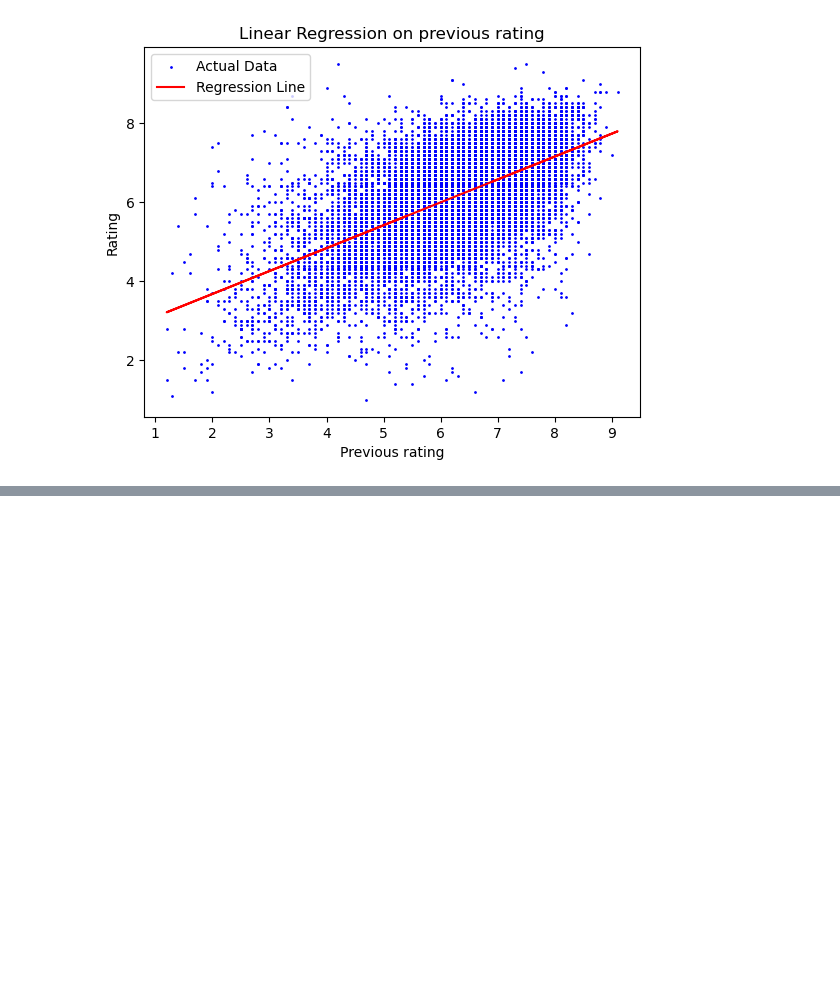
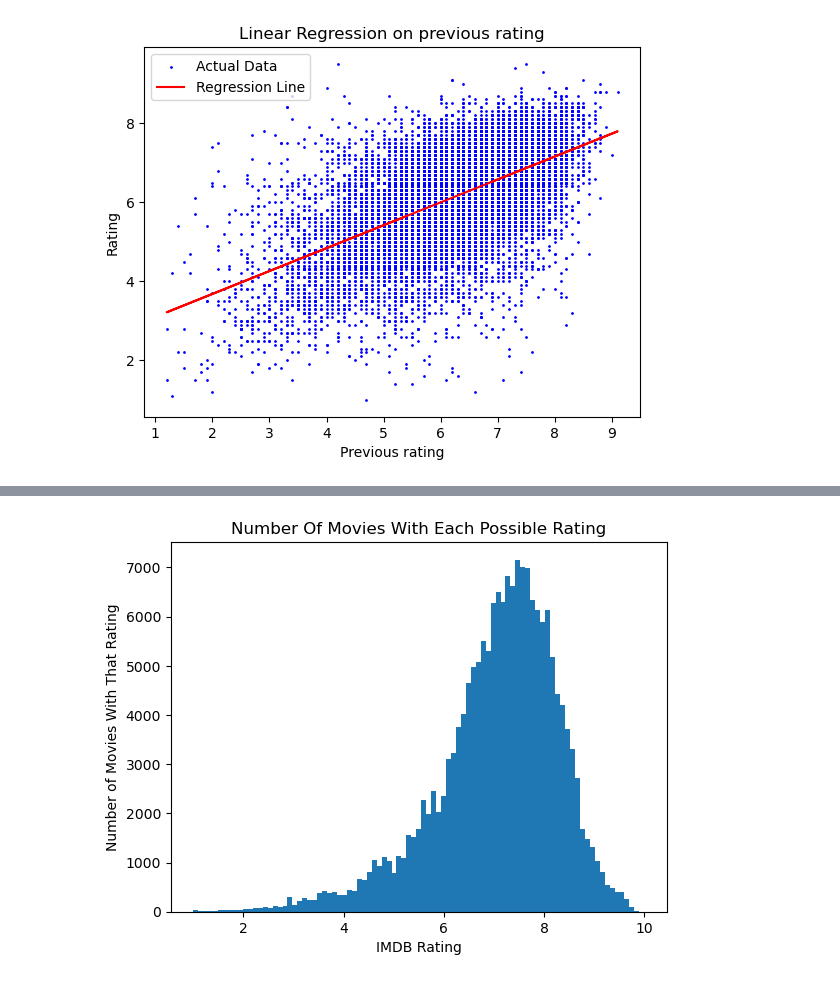
Before and after one commit to connor-mcbride/movie-review-analysis, a Jupyter notebook: director_momentum.ipynb, the cells around one changed output, grey strips where cells are left out. Saved outputs shown, nothing was run; the diff lists cells and outputs as text; code cells hidden in the pictures; blank space fills up the shorter version.

```diff
--- a/director_momentum.ipynb
+++ b/director_momentum.ipynb
@@ -304,0 +326,8 @@ print(np.mean(diffs))
+# %%
+plt.hist(directors_ratings_df["averageRating"], bins=len(directors_ratings_df["averageRating"].unique()))
+plt.title("Number Of Movies With Each Possible Rating")
+plt.xlabel("IMDB Rating")
+plt.ylabel("Number of Movies With That Rating")
+plt.show()
+# %% [output]
+[figure, added]
```
Also changed, not shown: parts of 6 cells of this notebook.
